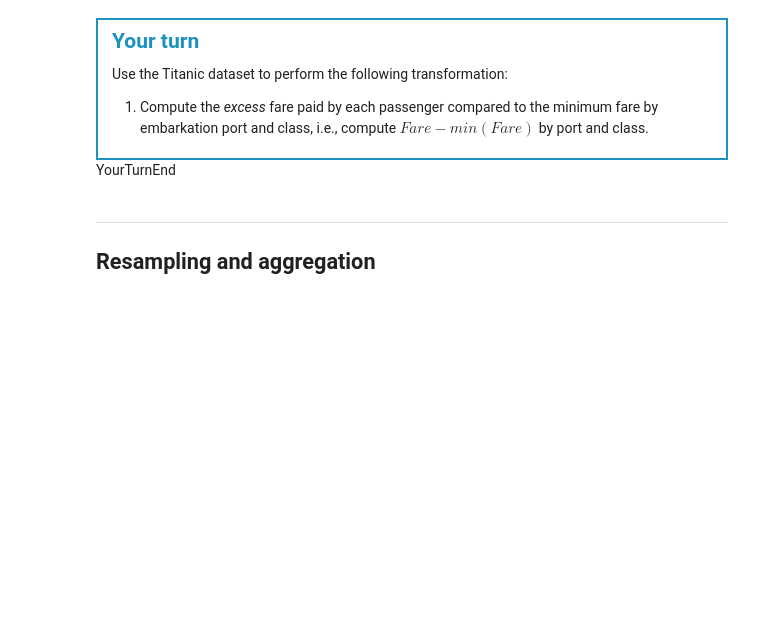
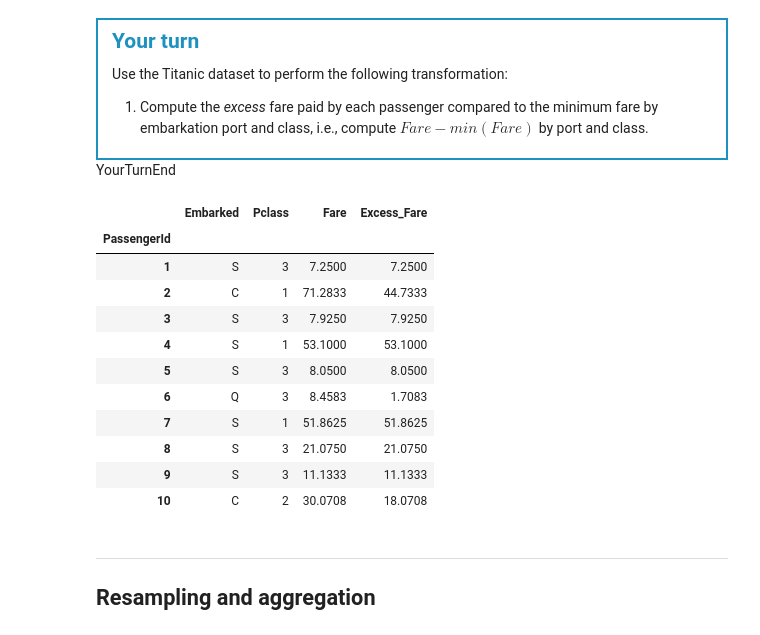
Before and after one commit to Praapthi06/TECH2-H26, a Jupyter notebook: lectures/lecture4/lecture4-PR.ipynb, the cells around one changed output. Cells and saved outputs as stored; diff of their text form; code cells hidden in the pictures; blank space fills up the shorter version.

```diff
--- a/lectures/lecture4/lecture4-PR.ipynb
+++ b/lectures/lecture4/lecture4-PR.ipynb
@@ -531,6 +557,25 @@ Use the Titanic dataset to perform the following transformation:
    by port and class.
 </div>
 <span style="display: none;">YourTurnEnd</span>
+# %%
+min_fare = df.groupby(['Embarked', 'Pclass'])['Fare'].transform('min')
+
+df['Excess_Fare']=df['Fare']-min_fare
+
+df[['Embarked', 'Pclass', 'Fare', 'Excess_Fare']].head(10)
+# %% [output]
+|  | Embarked | Pclass | Fare | Excess_Fare |
+| PassengerId |  |  |  |  |
+| 1 | S | 3 | 7.2500 | 7.2500 |
+| 2 | C | 1 | 71.2833 | 44.7333 |
+| 3 | S | 3 | 7.9250 | 7.9250 |
+| 4 | S | 1 | 53.1000 | 53.1000 |
+| 5 | S | 3 | 8.0500 | 8.0500 |
+| 6 | Q | 3 | 8.4583 | 1.7083 |
+| 7 | S | 1 | 51.8625 | 51.8625 |
+| 8 | S | 3 | 21.0750 | 21.0750 |
+| 9 | S | 3 | 11.1333 | 11.1333 |
+| 10 | C | 2 | 30.0708 | 18.0708 |
 # %% [markdown]
 ***
 ## Resampling and aggregation
```
Also changed, not shown: parts of 7 cells of this notebook.
